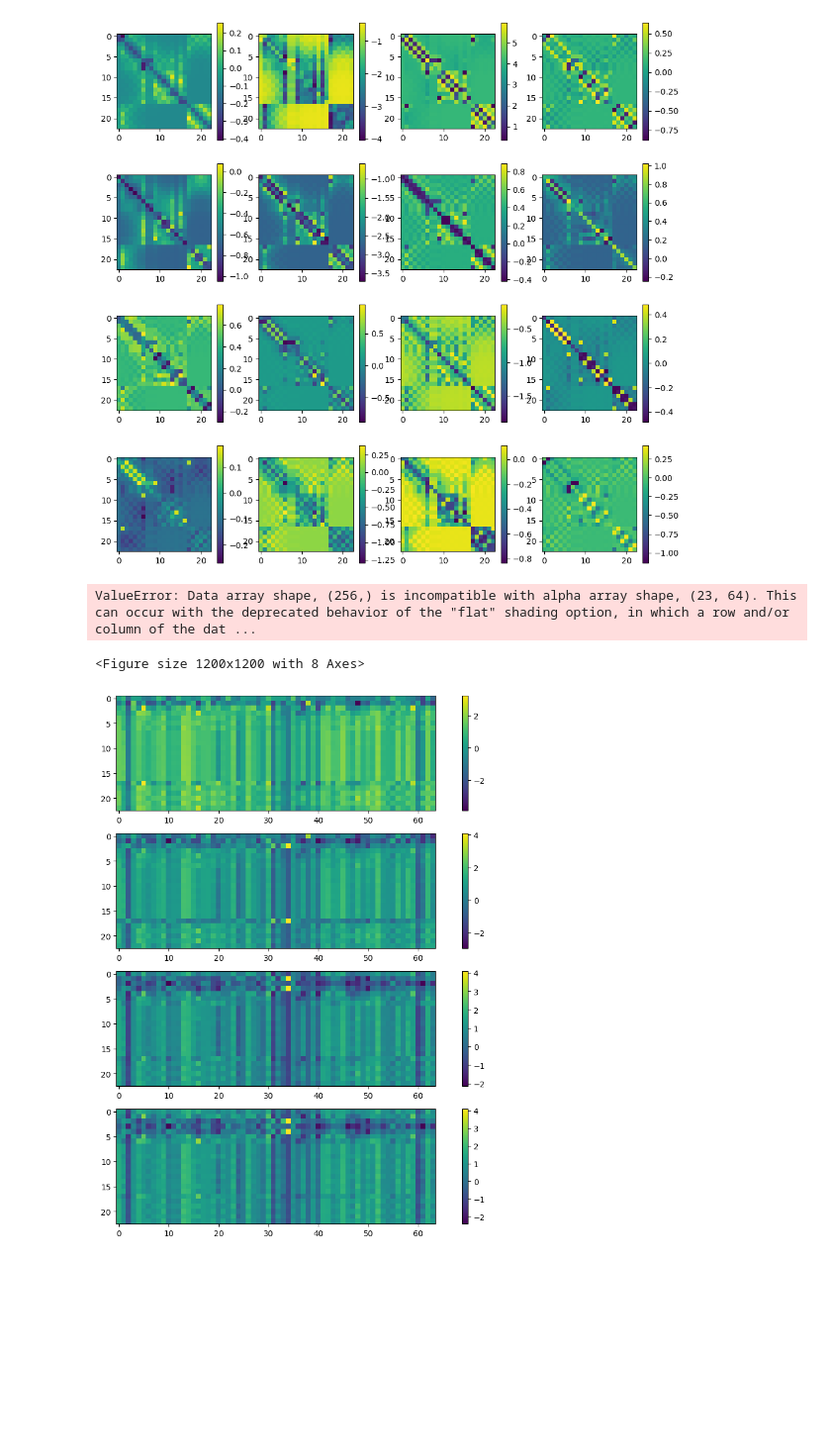
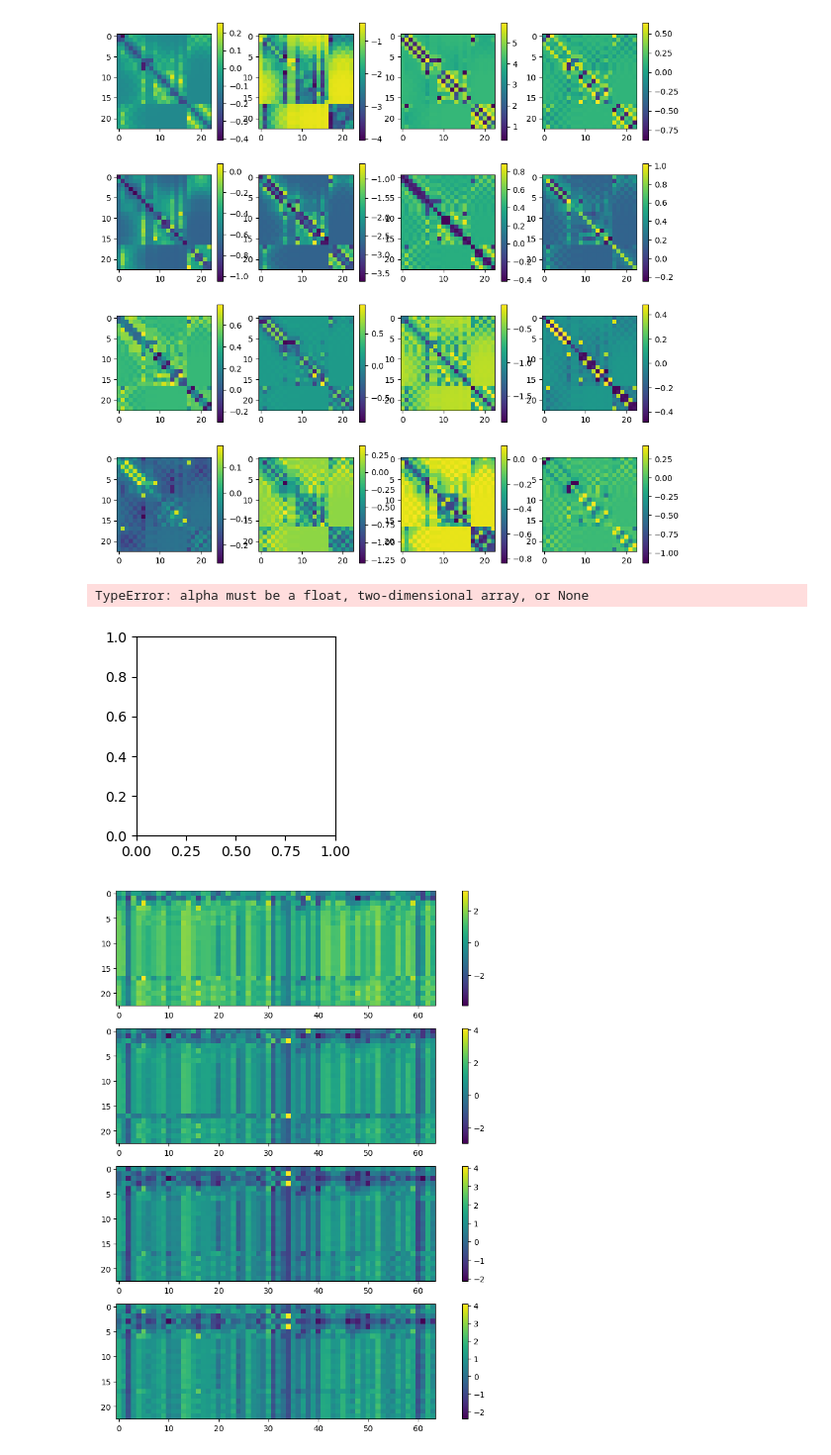
Before and after one commit to rmenegaux/GraphGPS, a Jupyter notebook: att_maps.ipynb, the cells around one changed output. Shown at 99% size. Cells and saved outputs as stored; diff of their text form; code cells hidden in the pictures; blank space fills up the shorter version.

```diff
--- a/att_maps.ipynb
+++ b/att_maps.ipynb
@@ -161,19 +161,19 @@ plt.show()
 # %%
 plt.figure(figsize=(12,12))
 for idx in range(4):
     loc_scores = all_scores[0].reshape(32, 31, 31, -1)
     neighbors = batch.edge_index[:,batch.edge_index[0,:]==idx][1].numpy()
     transparency = np.ones(23) * 6 # 6
     transparency[neighbors] += 2 # 8
-    transparency = np.repeat(transparency.reshape(-1,1), repeats=loc_scores.shape[-1], axis=1)
+    #transparency = np.repeat(transparency.reshape(-1,1), repeats=loc_scores.shape[-1], axis=1)
     plt.subplot(4,1,idx+1)
-    cmap = plt.colorbar('viridis')
-    plt.imshow(loc_scores[1,idx,:23,:].numpy(), alpha=transparency*.1, cmap=cmap)
+    plt.imshow(loc_scores[1,idx,:23,:].numpy(), alpha=transparency*.1)
+    plt.colorbar()
 plt.show()
 #plt.imshow(np.einsum('ijk,ijk->ij', img, img))
 # %% [output]
-ValueError: Data array shape, (256,) is incompatible with alpha array shape, (23, 64). This can occur with the deprecated behavior of the "flat" shading option, in which a row and/or column of the dat ...
+TypeError: alpha must be a float, two-dimensional array, or None
-<Figure size 1200x1200 with 8 Axes>
+[figure, added]
 # %%
 plt.figure(figsize=(12,12))
 for idx in range(4):
```
Also changed, not shown: parts of 3 cells of this notebook.
